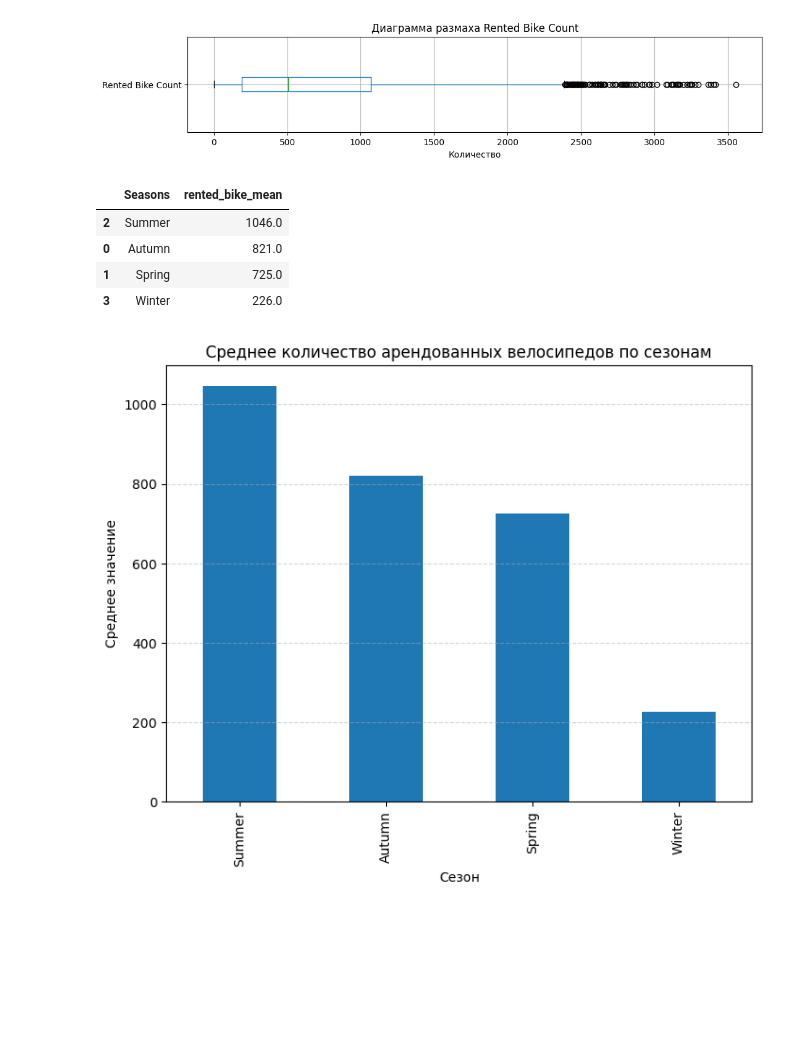
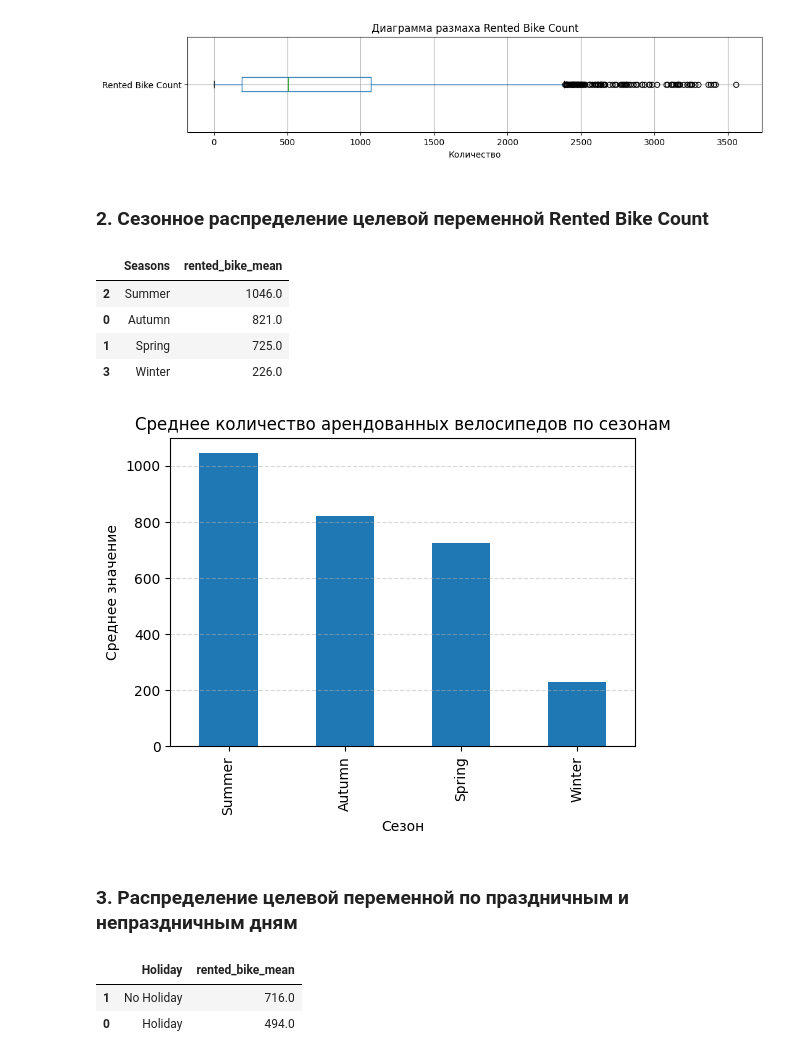
Before and after one commit to TemaQDX/sprint_14_project_bikesouth, a Jupyter notebook: sprint_14_project_bikesouth_Artem_Burov.ipynb, the cells around one changed output. Saved outputs shown, nothing was run; the diff lists cells and outputs as text; code cells hidden in the pictures; blank space fills up the shorter version.

```diff
--- a/sprint_14_project_bikesouth_Artem_Burov.ipynb
+++ b/sprint_14_project_bikesouth_Artem_Burov.ipynb
@@ -523,6 +508,8 @@ boxplot.set_xlabel('Количество')
 plt.show()
 # %% [output]
 [figure]
+# %% [markdown]
+### 2. Сезонное распределение целевой переменной Rented Bike Count
 # %%
 df_train.groupby('Seasons', as_index=False).agg(rented_bike_mean=('Rented Bike Count', 'mean')).sort_values('rented_bike_mean', ascending=False).round(0)
 # %% [output]
@@ -534,16 +521,24 @@ df_train.groupby('Seasons', as_index=False).agg(rented_bike_mean=('Rented Bike C
 # %%
 plot_df = (
     df_train
     .groupby('Seasons', as_index=False)
     .agg(rented_bike_mean=('Rented Bike Count', 'mean'))
     .sort_values('rented_bike_mean', ascending=False)
 )
 
-ax = plot_df.plot.bar(x='Seasons', y='rented_bike_mean', figsize=(8,6), legend=False)
+ax = plot_df.plot.bar(x='Seasons', y='rented_bike_mean', figsize=(6,4), legend=False)
 ax.grid(True, axis='y', linestyle='--', alpha=0.5)
 plt.title('Среднее количество арендованных велосипедов по сезонам')
 plt.ylabel('Среднее значение')
 plt.xlabel('Сезон')
 plt.show()
 # %% [output]
-[figure, old version]
+[figure, new version]
+# %% [markdown]
+### 3. Распределение целевой переменной по праздничным и непраздничным дням
+# %%
+df_train.groupby('Holiday', as_index=False).agg(rented_bike_mean=('Rented Bike Count', 'mean')).sort_values('rented_bike_mean', ascending=False).round(0)
+# %% [output]
+|  | Holiday | rented_bike_mean |
+| 1 | No Holiday | 716.0 |
+| 0 | Holiday | 494.0 |
```
Also changed, not shown: parts of 16 cells of this notebook.
